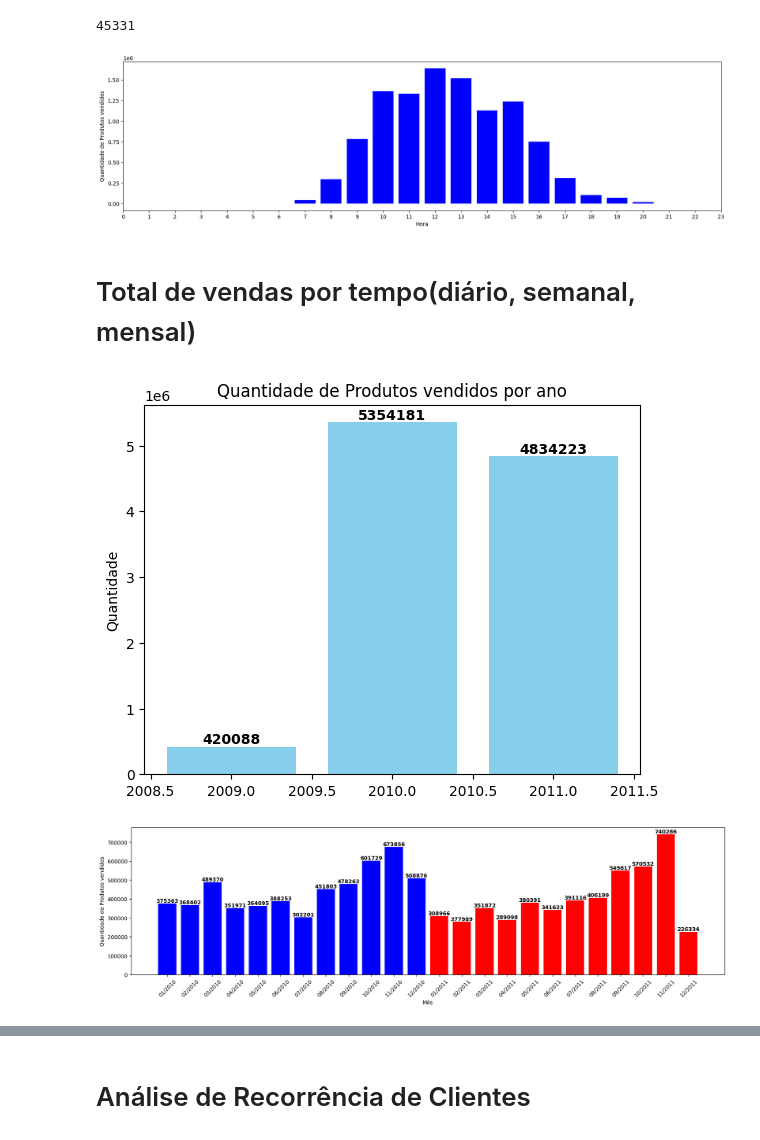
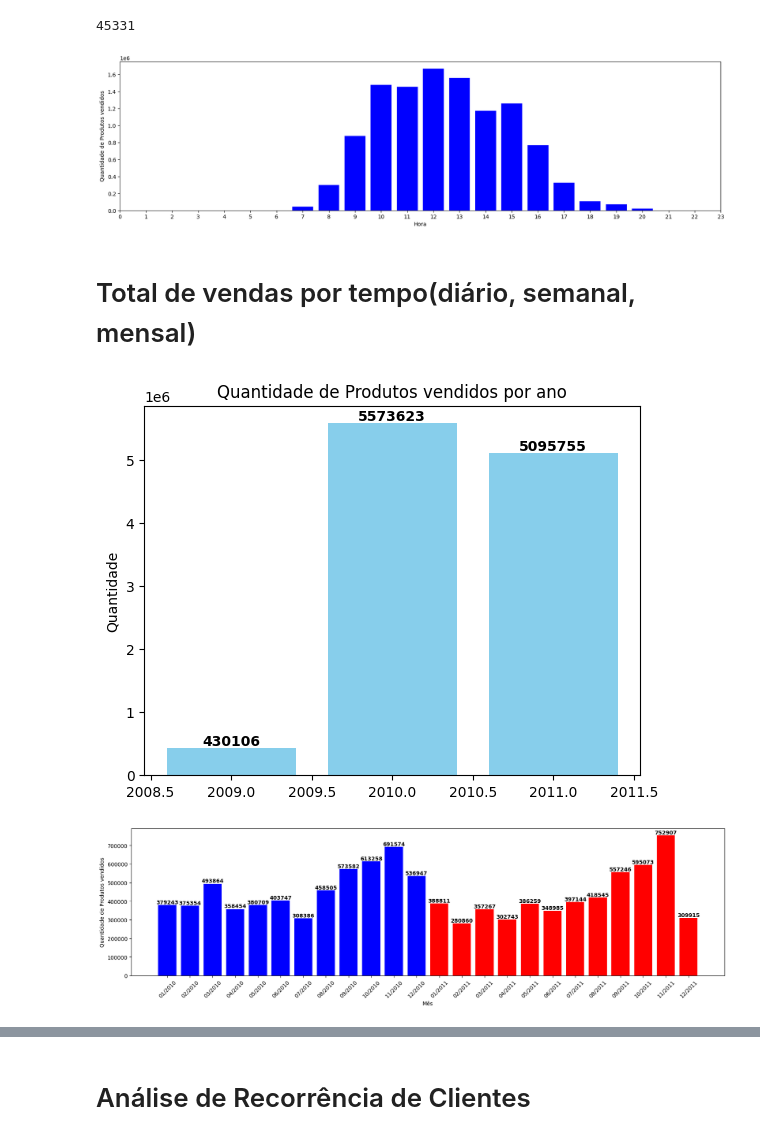
Before and after one commit to nickmorche/online_retail_data_analysis, a Jupyter notebook: data_analysis.ipynb, the cells around one changed output, grey strips where cells are left out. Cells and saved outputs as stored; diff of their text form; code cells hidden in the pictures.

```diff
--- a/data_analysis.ipynb
+++ b/data_analysis.ipynb
@@ -16,9 +16,9 @@ Wall time: 5min 48s
 # %%
 # Concatenar os DataFrames (empilhar as linhas)
-transactions = pd.concat([transactions_2009_2010, transactions_2010_2011], ignore_index=True)
+df = pd.concat([transactions_2009_2010, transactions_2010_2011], ignore_index=True)
 
 # Exibir as primeiras linhas do DataFrame combinado
-print(transactions.shape)
+print(df.shape)
 # %% [output]
 (1067371, 8)
 # %%
@@ -51,8 +51,8 @@ memory usage: 65.1+ MB
 # %%
 # Análise de correlação de dados
 # Convert all columns to numeric, replacing errors with NaN
-df = transactions.apply(pd.to_numeric, errors='coerce')
-correlation = df.corr()
+df_numeric = df.apply(pd.to_numeric, errors='coerce')
+correlation = df_numeric.corr()
 fig = plt.figure(figsize=(7,7))
 plt.matshow(correlation, cmap='RdBu', fignum=fig.number)
 plt.xticks(range(len(correlation.columns)), correlation.columns, rotation='vertical')
@@ -93,35 +97,34 @@ transactions['Description'] = transactions['Description'].astype(str)
 # Análise de Dados Básicos
 # %%
 # Adiciona a coluna ano
-transactions['ano'] = transactions['InvoiceDate'].dt.year
+df['ano'] = df['InvoiceDate'].dt.year
 
-transactions['mes'] = transactions['InvoiceDate'].dt.month
+df['mes'] = df['InvoiceDate'].dt.month
 
-transactions['dia'] = transactions['InvoiceDate'].dt.day
+df['dia'] = df['InvoiceDate'].dt.day
 
-transactions['hora'] = transactions['InvoiceDate'].dt.hour
+df['hora'] = df['InvoiceDate'].dt.hour
 
-transactions['semana_mes'] = transactions['InvoiceDate'].dt.isocalendar().week
+df['semana_mes'] = df['InvoiceDate'].dt.isocalendar().week
 
-# Remove as transações canceladas
-transactions_filtered = transactions[~transactions['Invoice'].astype(str).str.contains('C', na=False)]
+# print(df[df['Description'].empty ==].head(5))
+print(df.head(5))
 
 # Agrupoar por produto e somar as quantidades vendidas
-top_products = transactions_filtered.groupby('Description')['Quantity'].sum().reset_index()
+top_products = df.groupby('Description')['Quantity'].sum().reset_index()
 
 # Ordenar do mais vendido para o menos vendido
 top_products = top_products.sort_values(by='Quantity', ascending=False)
+# print(top_products.head(20))
 
-# Criar o gráfico de barras
 # Criando o gráfico de barras
 plt.figure(figsize=(12, 6))
 plt.bar(top_products['Description'].head(20), top_products['Quantity'].head(20), color='royalblue')
 plt.xticks(rotation=45, ha='right')
 # Adicionando rótulos e título
 plt.xlabel("Produtos")
-plt.ylabel("Valores (R$)")
+plt.ylabel("Quantidade")
 plt.title("Valores dos Produtos")
-
 # Exibindo o gráfico
 plt.show()
 # %% [output]
@@ -134,5 +202,5 @@ transactions_filtered['Invoice'].unique().shape[0]
 # %%
-top_hours = transactions_filtered.groupby('hora')['Quantity'].sum().reset_index()
+top_hours = df.groupby('hora')['Quantity'].sum().reset_index()
 
 # print(top_hours.head(24))
 
@@ -144,16 +212,16 @@ plt.xlabel('Hora')
 plt.ylabel('Quantidade de Produtos vendidos')
 plt.show()
 # %% [output]
-[figure, old version]
+[figure, new version]
 # %% [markdown]
 # Total de vendas por tempo(diário, semanal, mensal)
 # %%
 # Total de vendas por ano
-transactions_by_year = transactions_filtered.groupby('ano', as_index=False)['Quantity'].sum()
+df_by_year = df.groupby('ano', as_index=False)['Quantity'].sum()
 
 # Criar o gráfico de barras
 fig, ax = plt.subplots()
-barras = ax.bar(transactions_by_year['ano'], transactions_by_year['Quantity'], color='skyblue')
+barras = ax.bar(df_by_year['ano'], df_by_year['Quantity'], color='skyblue')
 
 # Adicionar os valores nas barras
 for barra in barras:
@@ -168,32 +236,32 @@ ax.set_title('Quantidade de Produtos vendidos por ano')
 # Mostrar o gráfico
 plt.show()
 # %% [output]
-[figure, old version]
+[figure, new version]
 # %%
 # Total de vendas por mês
-transactions_by_month = transactions_filtered.groupby(['ano','mes'], as_index=False)['Quantity'].sum().reset_index()
+df_by_month = df.groupby(['ano','mes'], as_index=False)['Quantity'].sum().reset_index()
 
-transactions_by_month['date'] = transactions_by_month['mes'].astype(str).str.zfill(2) + "/" + transactions_by_month['ano'].astype(str)
+df_by_month['date'] = df_by_month['mes'].astype(str).str.zfill(2) + "/" + df_by_month['ano'].astype(str)
 
-transactions_by_month_2010 = transactions_by_month.loc[transactions_by_month['ano'] == 2010]
+df_by_month_2010 = df_by_month.loc[df_by_month['ano'] == 2010]
 
 plt.figure(figsize=(20,5))
-barras_2010 = plt.bar(transactions_by_month['date'].loc[transactions_by_month['ano'] == 2010], transactions_by_month['Quantity'].loc[transactions_by_month['ano'] == 2010], color='blue')
-barras_2011 = plt.bar(transactions_by_month['date'].loc[transactions_by_month['ano'] == 2011], transactions_by_month['Quantity'].loc[transactions_by_month['ano'] == 2011], color='red')
+barras_2010 = plt.bar(df_by_month['date'].loc[df_by_month['ano'] == 2010], df_by_month['Quantity'].loc[df_by_month['ano'] == 2010], color='blue')
+barras_2011 = plt.bar(df_by_month['date'].loc[df_by_month['ano'] == 2011], df_by_month['Quantity'].loc[df_by_month['ano'] == 2011], color='red')
 for barra in barras_2010:
     altura = barra.get_height()
     plt.text(barra.get_x() + barra.get_width()/2, altura,
             f'{altura}', ha='center', va='bottom', fontsize=10, fontweight='bold')
 for barra in barras_2011:
     altura = barra.get_height()
     plt.text(barra.get_x() + barra.get_width()/2, altura,
             f'{altura}', ha='center', va='bottom', fontsize=10, fontweight='bold')
 # plt.xticks(np.arange(0, 13, 1))
 plt.xlabel('Mês')
 plt.xticks(rotation=45)
 plt.ylabel('Quantidade de Produtos vendidos')
 plt.show()
 # %% [output]
-[figure, old version]
+[figure, new version]
 # %%
 # Total de vendas semanal
```
Also changed, not shown: parts of 23 cells of this notebook.
